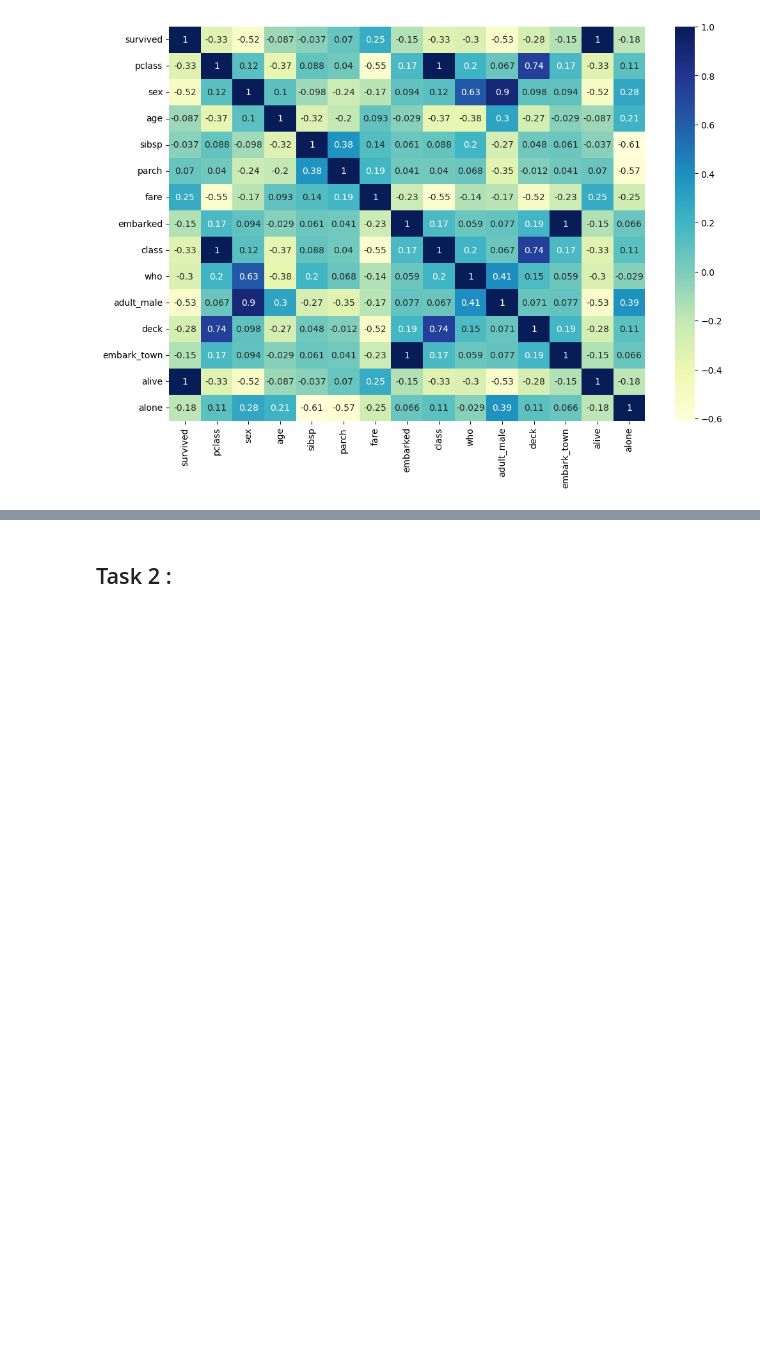
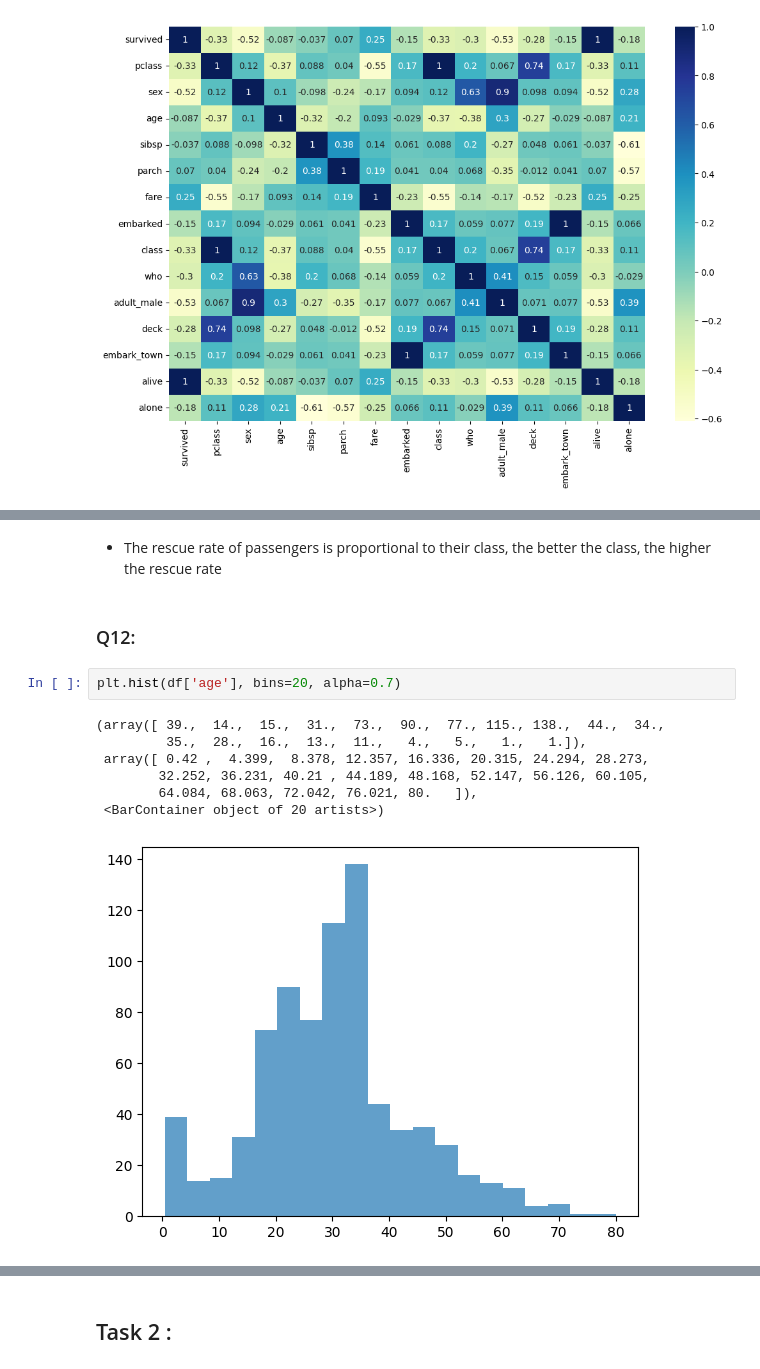
Before and after one commit to denezo/data-science-course, a Jupyter notebook: DS_CA2.ipynb, the cells around one changed output, grey strips where cells are left out. Cells and saved outputs as stored; diff of their text form; blank space fills up the shorter version.

```diff
--- a/DS_CA2.ipynb
+++ b/DS_CA2.ipynb
@@ -717,0 +659,14 @@ Third     13.813731  13.200361
+# %% [markdown]
+* The rescue rate of passengers is proportional to their class, the better the class, the higher the rescue rate
+# %% [markdown]
+### Q12:
+# %%
+plt.hist(df['age'], bins=20, alpha=0.7)
+# %% [output]
+(array([ 39.,  14.,  15.,  31.,  73.,  90.,  77., 115., 138.,  44.,  34.,
+         35.,  28.,  16.,  13.,  11.,   4.,   5.,   1.,   1.]),
+ array([ 0.42 ,  4.399,  8.378, 12.357, 16.336, 20.315, 24.294, 28.273,
+        32.252, 36.231, 40.21 , 44.189, 48.168, 52.147, 56.126, 60.105,
+        64.084, 68.063, 72.042, 76.021, 80.   ]),
+ <BarContainer object of 20 artists>)
+[figure, added]
```
Also changed, not shown: parts of 77 cells of this notebook.
